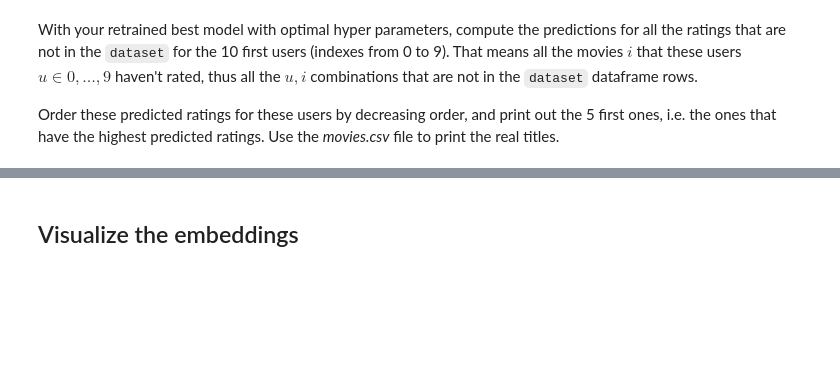
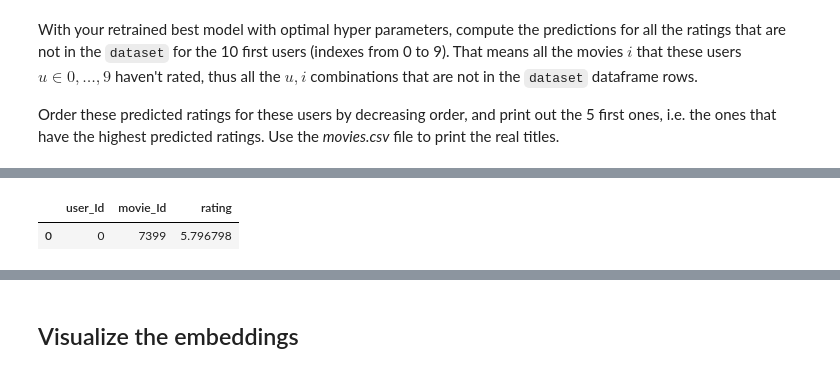
Before and after one commit to eusoumarkinhoz/ML4, a Jupyter notebook: ML4_recommender_systems/notebooks/Machine_Learning_4_Recommender_Systems.ipynb, the cells around one changed output, grey strips where cells are left out. Saved outputs shown, nothing was run; the diff lists cells and outputs as text; code cells hidden in the pictures; blank space fills up the shorter version.

```diff
--- a/ML4_recommender_systems/notebooks/Machine_Learning_4_Recommender_Systems.ipynb
+++ b/ML4_recommender_systems/notebooks/Machine_Learning_4_Recommender_Systems.ipynb
@@ -902,8 +821,7 @@ from keras.callbacks import EarlyStopping
 X = [dataset["userId"].to_numpy(), dataset["movieId"].to_numpy()]
 y = dataset["rating"].to_numpy()
 
-#TOFILL
-best_model=get_mf_bias_l2_reg_model(nb_users, nb_movies, k =, lambda_ =)
+best_model=get_mf_bias_l2_reg_model(nb_users, nb_movies, k =15, lambda_ =2e-05)
 
 early_stopping = EarlyStopping(monitor='val_mse', patience=10, verbose=1, restore_best_weights=True)
 
@@ -938,0 +916,5 @@ def get_top5_for_user(model, user_id, dataset):
+# %%
+final_df.head(1)
+# %% [output]
+|  | user_Id | movie_Id | rating |
+| 0 | 0 | 7399 | 5.796798 |
```
Also changed, not shown: parts of 32 cells of this notebook.
